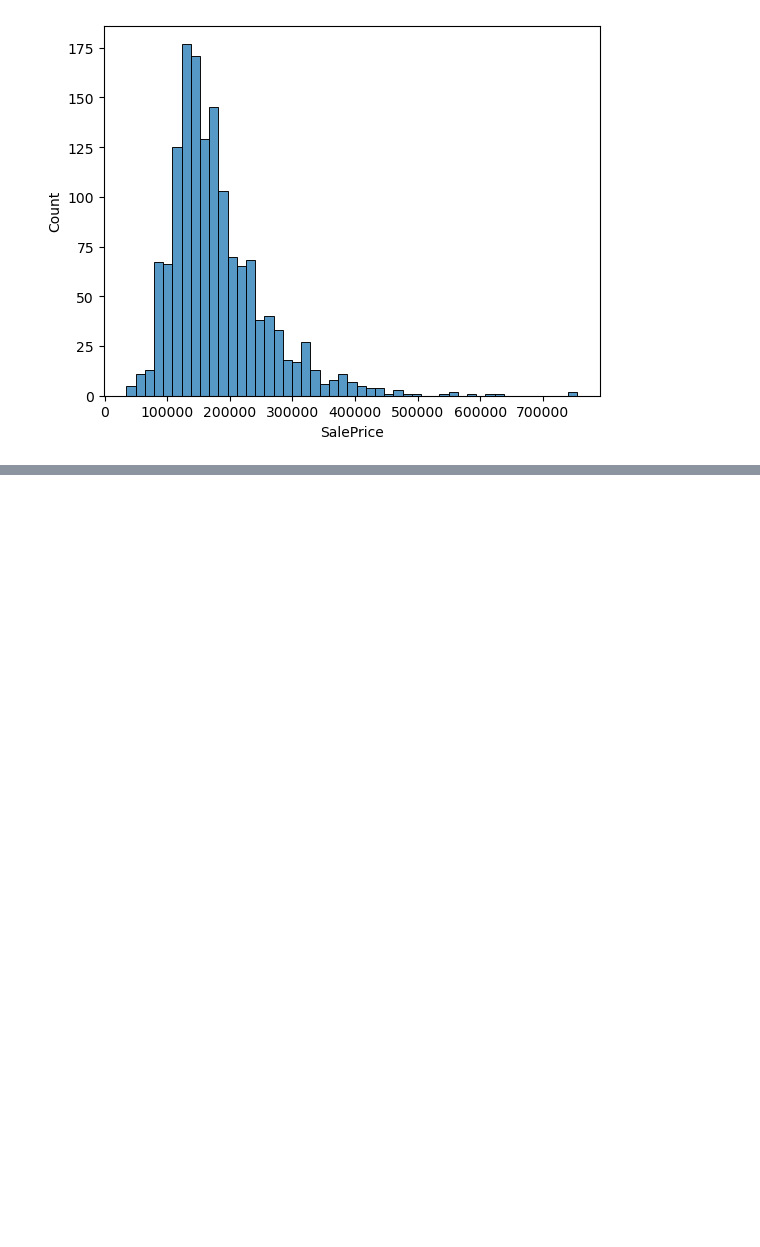
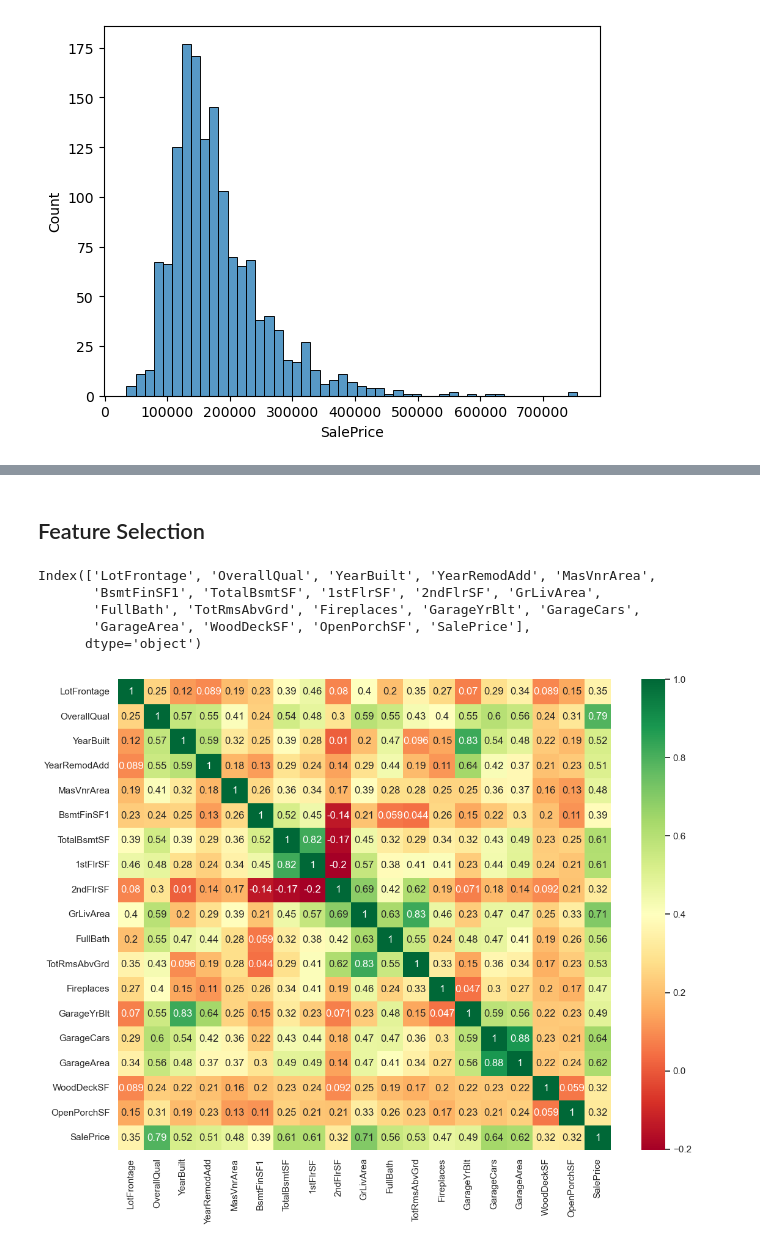
Before and after one commit to alwaysbemyday1/kaggle, a Jupyter notebook: 02_House Prices/house_prices_prediction.ipynb, the cells around one changed output, grey strips where cells are left out. Cells and saved outputs as stored; diff of their text form; code cells hidden in the pictures; blank space fills up the shorter version.

Commit message:
[House Prices] Selected feature which correlated with SalePrice

```diff
--- a/02_House Prices/house_prices_prediction.ipynb
+++ b/02_House Prices/house_prices_prediction.ipynb
@@ -45,10 +39,0 @@ corr()함수를 통해 dataframe내의 모든 변수간의 상관관계를 그
-# %%
-# find outliers for all the numerical dataset (before handling missing values)
-
-numerical_df = train.select_dtypes(exclude=['object'])
-numerical_df = numerical_df.drop(["Id"], axis=1)
-
-for column in numerical_df:
-    plt.figure(figsize=(16, 4))
-    sns.set_theme(style="whitegrid")
-    sns.boxplot(numerical_df[column])
@@ -68,0 +40,20 @@ for column in numerical_df:
+# %% [markdown]
+## Feature Selection
+# %%
+# Variables of correlation >= 0.3
+train_corr = train.corr(numeric_only=True)
+# %%
+selected_train_corr = train_corr.index[abs(train_corr['SalePrice'])>=0.3]
+selected_train_corr
+# %% [output]
+Index(['LotFrontage', 'OverallQual', 'YearBuilt', 'YearRemodAdd', 'MasVnrArea',
+       'BsmtFinSF1', 'TotalBsmtSF', '1stFlrSF', '2ndFlrSF', 'GrLivArea',
+       'FullBath', 'TotRmsAbvGrd', 'Fireplaces', 'GarageYrBlt', 'GarageCars',
+       'GarageArea', 'WoodDeckSF', 'OpenPorchSF', 'SalePrice'],
+      dtype='object')
+# %%
+# heatmap
+plt.figure(figsize=(13,10))
+g = sns.heatmap(train[selected_train_corr].corr(numeric_only=True),annot=True,cmap="RdYlGn")
+# %% [output]
+[figure, added]
```
Also changed, not shown: parts of 4 cells of this notebook.
